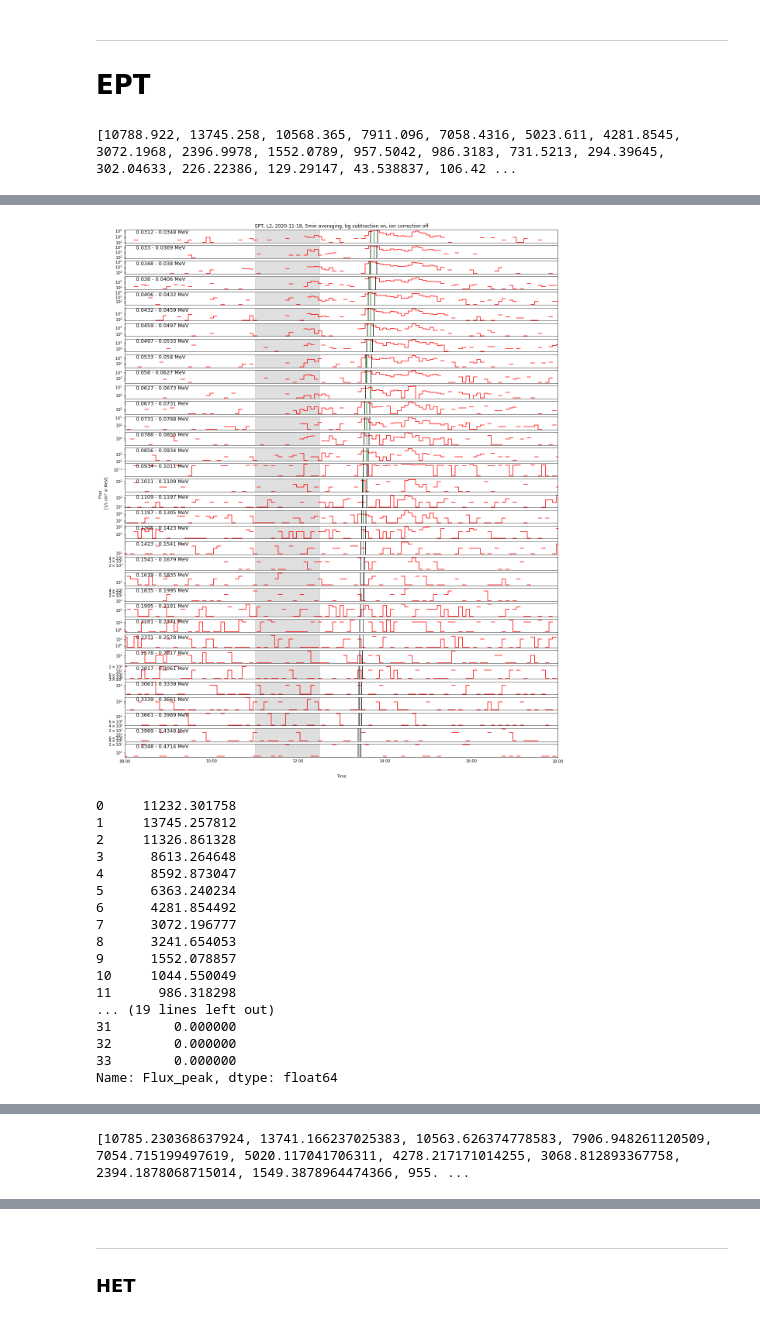
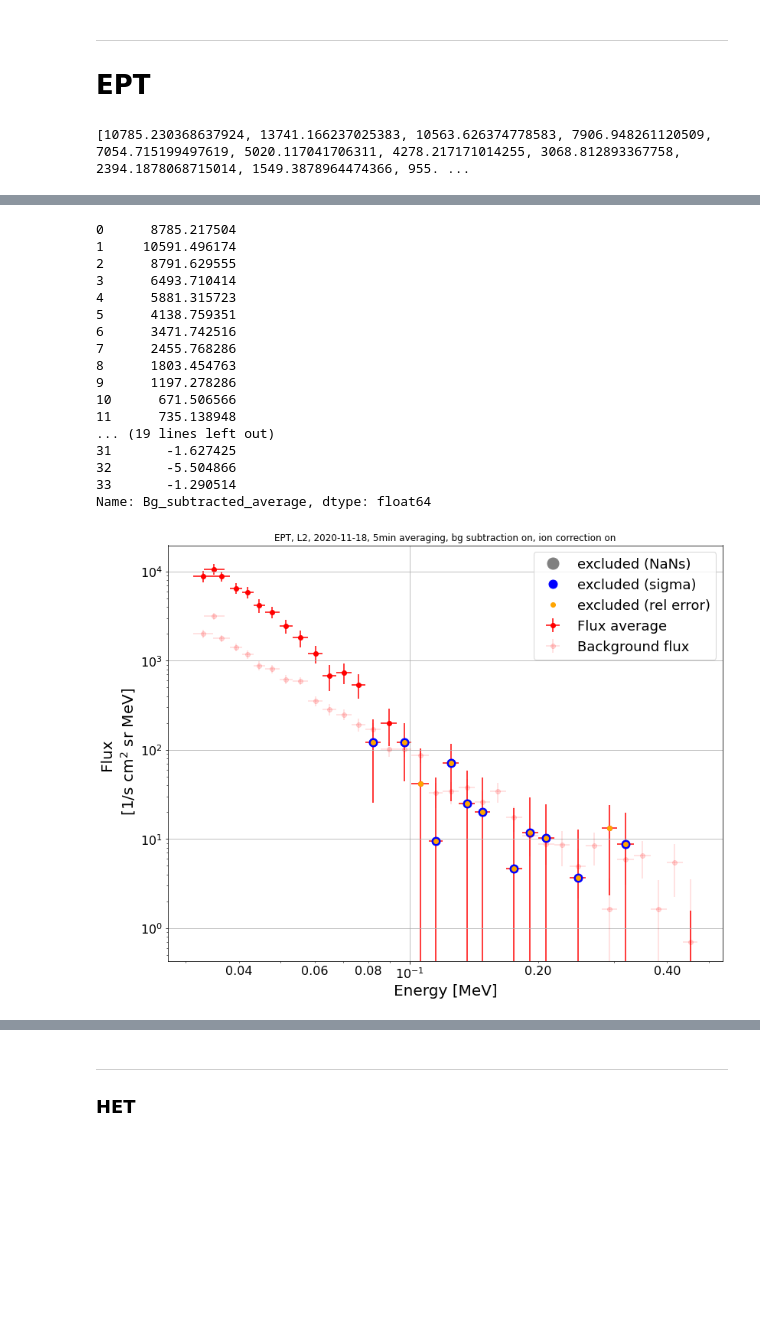
Before and after one commit to AnnamariaFedeli/epd-load-n-plot, a Jupyter notebook: example_shift_Nina.ipynb, the cells around one changed output, grey strips where cells are left out. Cells and saved outputs as stored; diff of their text form; code cells hidden in the pictures; blank space fills up the shorter version.

```diff
--- a/example_shift_Nina.ipynb
+++ b/example_shift_Nina.ipynb
@@ -12,10 +12,8 @@ start_date = 20201118
 end_date = 20201118
 
 
-plot_start = '2020-11-18-0800'
-plot_end = '2020-11-18-1800'
-#search_start = '2020-11-19-0600'
-#search_end = '2020-11-19-0800'
+plot_start = '2020-11-18-1200'
+plot_end = '2020-11-18-1600'
 bg_start = '2020-11-18-1100'
 bg_end = '2020-11-18-1230'
 
@@ -23,6 +21,7 @@ t_inj = '2020-11-18-1312'
 travel_distance = 1.191
 second_slope = 1.6
 fixed_window = None
+frac_nan_threashold = 0.1  # exclude all spectrum values with fraction of non-nan data points in search period lower than this
 
 # Averaging. 'mean' = rolling mean, 'none' = no averaging.
 averaging_mode = 'mean'
@@ -44,11 +43,15 @@ saving = False
 # %%
 if(ept):
     df_protons_ept, df_electrons_ept, energies_ept = read_epd_cdf('ept', 'sun', 'l2', start_date, end_date, path=data_path, autodownload=True)
-    for ion_b in [False, True]:
-        data_ept = extract_data(df_protons_ept, df_electrons_ept, plot_start, plot_end, bg_start, bg_end, t_inj, travel_distance, travel_distance_second_slope=second_slope, fixed_window=None, instrument = 'ept', data_type = 'l2', averaging_mode=averaging_mode, averaging=averaging, masking=step_masking, ion_conta_corr=ion_b, frac_nan_threashold=0.4)
-        if saving: write_to_csv(data_ept, path=csv_path)
-        for bg_b in [False, True]:
-            plot_channels(data_ept, bg_subtraction=bg_b, path=image_path, savefig=saving)
-            plot_spectrum_peak(data_ept, bg_subtraction=bg_b, path=image_path, savefig=saving)
+    #for ion_b in [False, True]:
+    ion_b = True
+    data_ept = extract_data(df_protons_ept, df_electrons_ept, plot_start, plot_end, bg_start, bg_end, t_inj, travel_distance, travel_distance_second_slope=second_slope, fixed_window=None, instrument = 'ept', data_type = 'l2', averaging_mode=averaging_mode, averaging=averaging, masking=step_masking, ion_conta_corr=ion_b, frac_nan_threashold=0.4)
+    if saving: write_to_csv(data_ept, path=csv_path)
+    #for bg_b in [False, True]:
+    bg_b = False
+    plot_channels(data_ept, bg_subtraction=bg_b, path=image_path, savefig=saving, frac_nan_threashold=frac_nan_threashold, rel_err_threashold=0.5)
+    bg_b = True
+    plot_spectrum_peak(data_ept, bg_subtraction=bg_b, path=image_path, savefig=saving, frac_nan_threashold=frac_nan_threashold)
+    plot_spectrum_average(data_ept, bg_subtraction=bg_b, path=image_path, savefig=saving, frac_nan_threashold=frac_nan_threashold)
 # %% [output]
-[10788.922, 13745.258, 10568.365, 7911.096, 7058.4316, 5023.611, 4281.8545, 3072.1968, 2396.9978, 1552.0789, 957.5042, 986.3183, 731.5213, 294.39645, 302.04633, 226.22386, 129.29147, 43.538837, 106.42 ...
+[10785.230368637924, 13741.166237025383, 10563.626374778583, 7906.948261120509, 7054.715199497619, 5020.117041706311, 4278.217171014255, 3068.812893367758, 2394.1878068715014, 1549.3878964474366, 955. ...
@@ -74,18 +77,18 @@ Name: Flux_peak, dtype: float64
+0      8785.217504
+1     10591.496174
+2      8791.629555
+3      6493.710414
+4      5881.315723
+5      4138.759351
+6      3471.742516
+7      2455.768286
+8      1803.454763
+9      1197.278286
+10      671.506566
+11      735.138948
+... (19 lines left out)
+31       -1.627425
+32       -5.504866
+33       -1.290514
+Name: Bg_subtracted_average, dtype: float64
-[figure, old version]
+[figure, new version]
-0     11232.301758
-1     13745.257812
-2     11326.861328
-3      8613.264648
-4      8592.873047
-5      6363.240234
-6      4281.854492
-7      3072.196777
-8      3241.654053
-9      1552.078857
-10     1044.550049
-11      986.318298
-... (19 lines left out)
-31        0.000000
-32        0.000000
-33        0.000000
-Name: Flux_peak, dtype: float64
@@ -93 +94,0 @@ Name: Flux_peak, dtype: float64
-[10785.230368637924, 13741.166237025383, 10563.626374778583, 7906.948261120509, 7054.715199497619, 5020.117041706311, 4278.217171014255, 3068.812893367758, 2394.1878068715014, 1549.3878964474366, 955. ...
```
Also changed, not shown: parts of 5 cells of this notebook, 1 other file.
